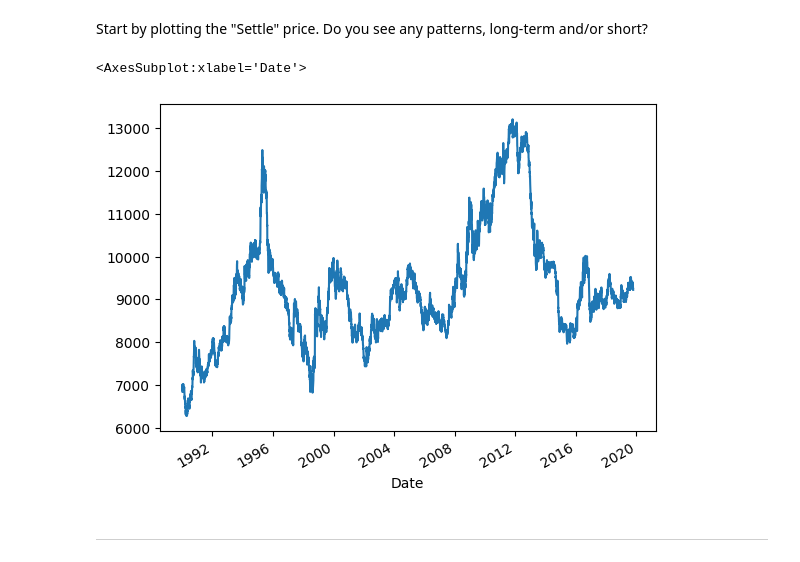
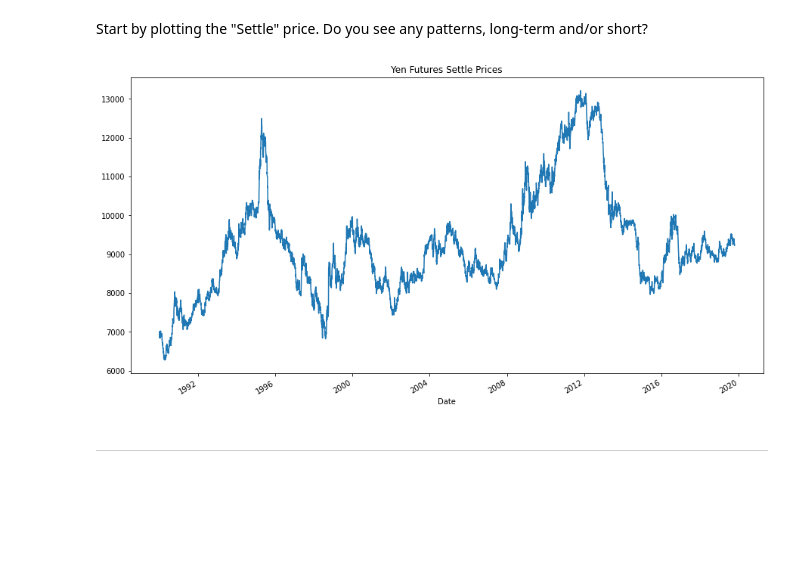
Before and after one commit to jdfwsp/forecasting_yen, a Jupyter notebook: Code/time_series_analysis.ipynb, the cells around one changed output. Drawn from its saved outputs; the diff is of its cells as text; code cells hidden in the pictures; blank space fills up the shorter version.

Commit message:
Adds Time-Series images

```diff
--- a/Code/time_series_analysis.ipynb
+++ b/Code/time_series_analysis.ipynb
@@ -42,10 +43,12 @@ yen_futures.head()
 # %%
 # Plot just the "Settle" column from the dataframe:
 # YOUR CODE HERE!
-yen_futures['Settle'].plot.line()
+yen_futures['Settle'].plot.line(
+    title = 'Yen Futures Settle Prices',
+    figsize = (15, 8))
+plt.savefig("../REsettle_yen.png")
 # %% [output]
-<AxesSubplot:xlabel='Date'>
-[figure, old version]
+[figure, new version]
 # %% [markdown]
 ---
 # %% [markdown]
```
Also changed, not shown: parts of 12 cells of this notebook, 7 other files.
